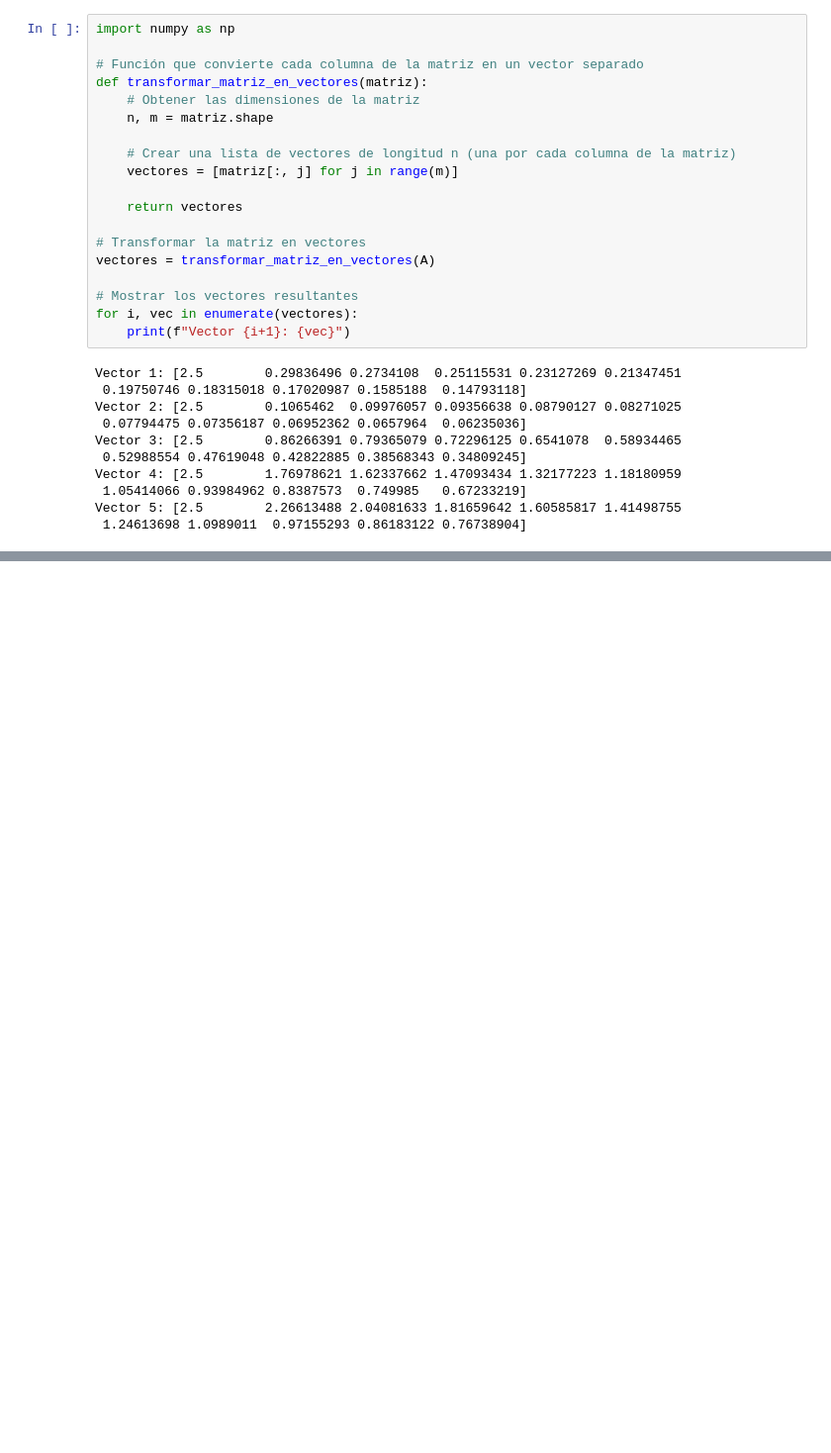
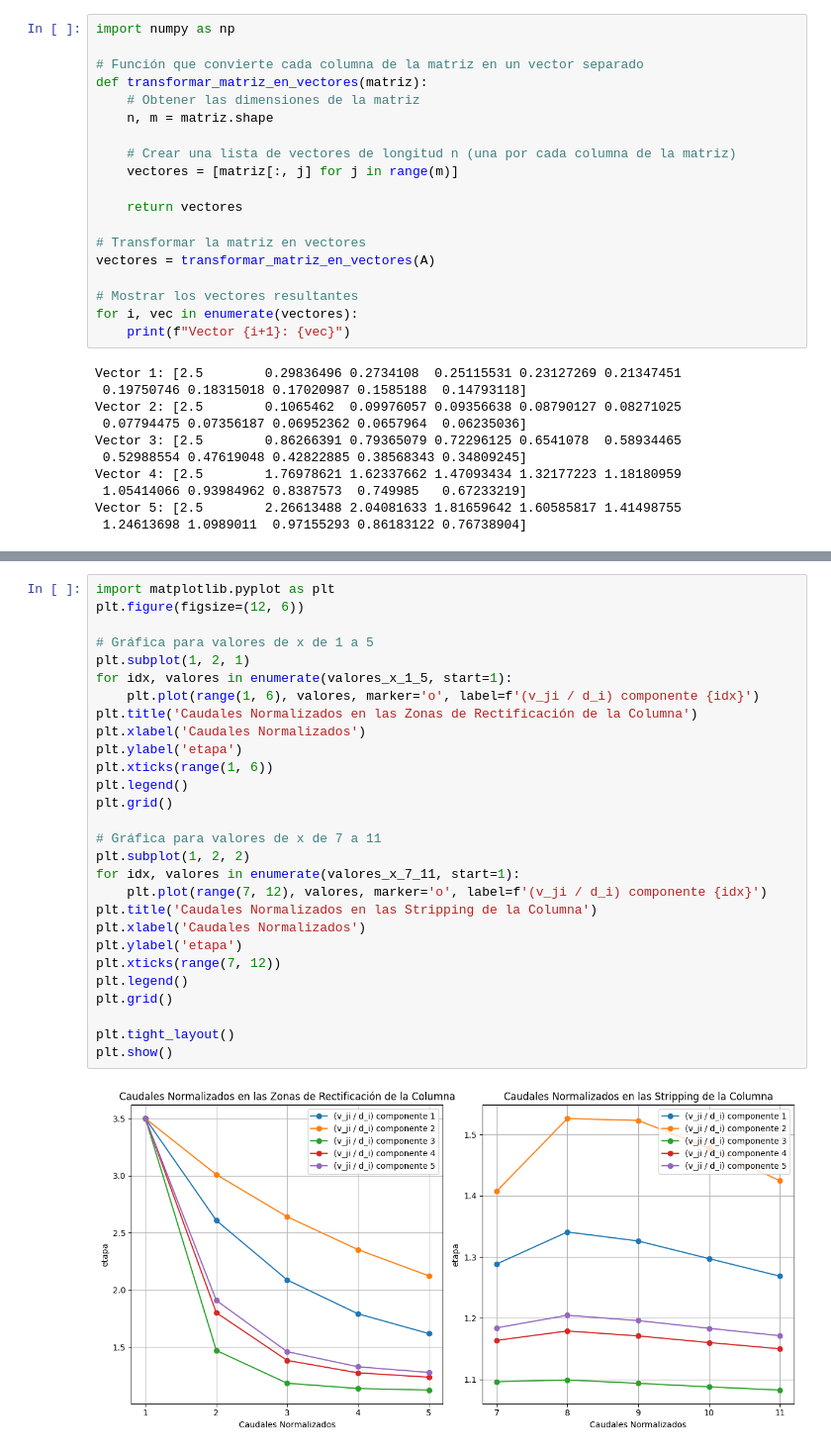
Before and after one commit to anacasicande/Modelamiento, a Jupyter notebook: Tarea_3_jacobo_definitiva.ipynb, the cells around one changed output, grey strips where cells are left out. Shown: that part at 99% size. Drawn from its saved outputs; the diff is of its cells as text; blank space fills up the shorter version.

```diff
--- a/Tarea_3_jacobo_definitiva.ipynb
+++ b/Tarea_3_jacobo_definitiva.ipynb
@@ -340,0 +449,30 @@ x11 = 1.1713976908290824
+# %%
+import matplotlib.pyplot as plt
+plt.figure(figsize=(12, 6))
+
+# Gráfica para valores de x de 1 a 5
+plt.subplot(1, 2, 1)
+for idx, valores in enumerate(valores_x_1_5, start=1):
+    plt.plot(range(1, 6), valores, marker='o', label=f'(v_ji / d_i) componente {idx}')
+plt.title('Caudales Normalizados en las Zonas de Rectificación de la Columna')
+plt.xlabel('Caudales Normalizados')
+plt.ylabel('etapa')
+plt.xticks(range(1, 6))
+plt.legend()
+plt.grid()
+
+# Gráfica para valores de x de 7 a 11
+plt.subplot(1, 2, 2)
+for idx, valores in enumerate(valores_x_7_11, start=1):
+    plt.plot(range(7, 12), valores, marker='o', label=f'(v_ji / d_i) componente {idx}')
+plt.title('Caudales Normalizados en las Stripping de la Columna')
+plt.xlabel('Caudales Normalizados')
+plt.ylabel('etapa')
+plt.xticks(range(7, 12))
+plt.legend()
+plt.grid()
+
+plt.tight_layout()
+plt.show()
+# %% [output]
+[figure, added]
```
Also changed, not shown: parts of 5 cells of this notebook.
